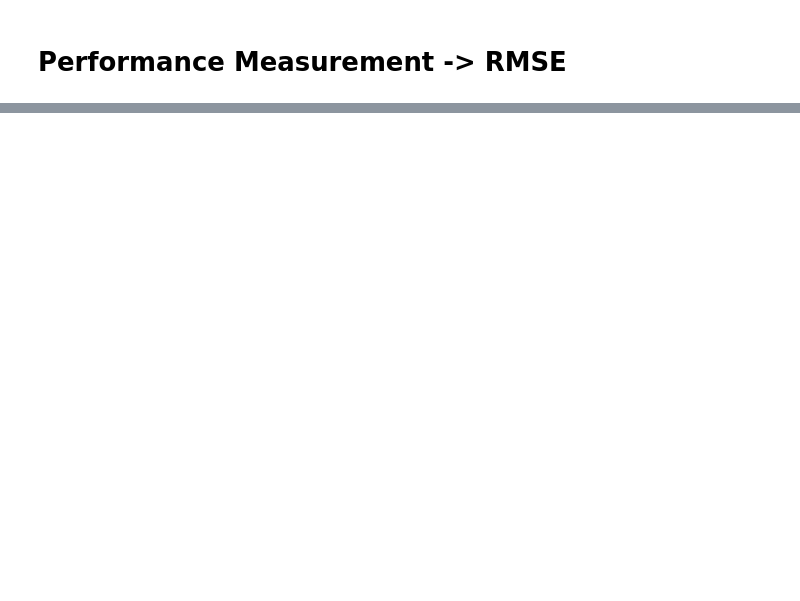
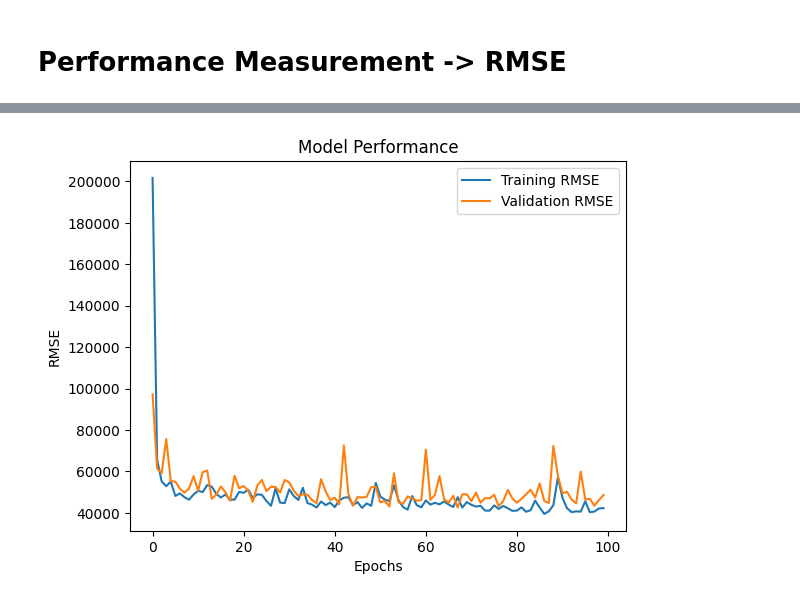
Before and after one commit to sleepsonrockss/Deep-Learning, a Jupyter notebook: NeuralNetwork.ipynb, the cells around one changed output, grey strips where cells are left out. Saved outputs shown, nothing was run; the diff lists cells and outputs as text; code cells hidden in the pictures; blank space fills up the shorter version.

```diff
--- a/NeuralNetwork.ipynb
+++ b/NeuralNetwork.ipynb
@@ -261,0 +386,10 @@ model.evaluate(X,y)
+# %%
+plt.plot(History2.history['root_mean_squared_error'])
+plt.plot(History2.history['val_root_mean_squared_error'])
+plt.title('Model Performance')
+plt.xlabel('Epochs')
+plt.ylabel('RMSE')
+plt.legend(['Training RMSE', 'Validation RMSE']) # Needs to be in a list
+plt.show()
+# %% [output]
+[figure, added]
```
Also changed, not shown: parts of 32 cells of this notebook, 1 other file.
